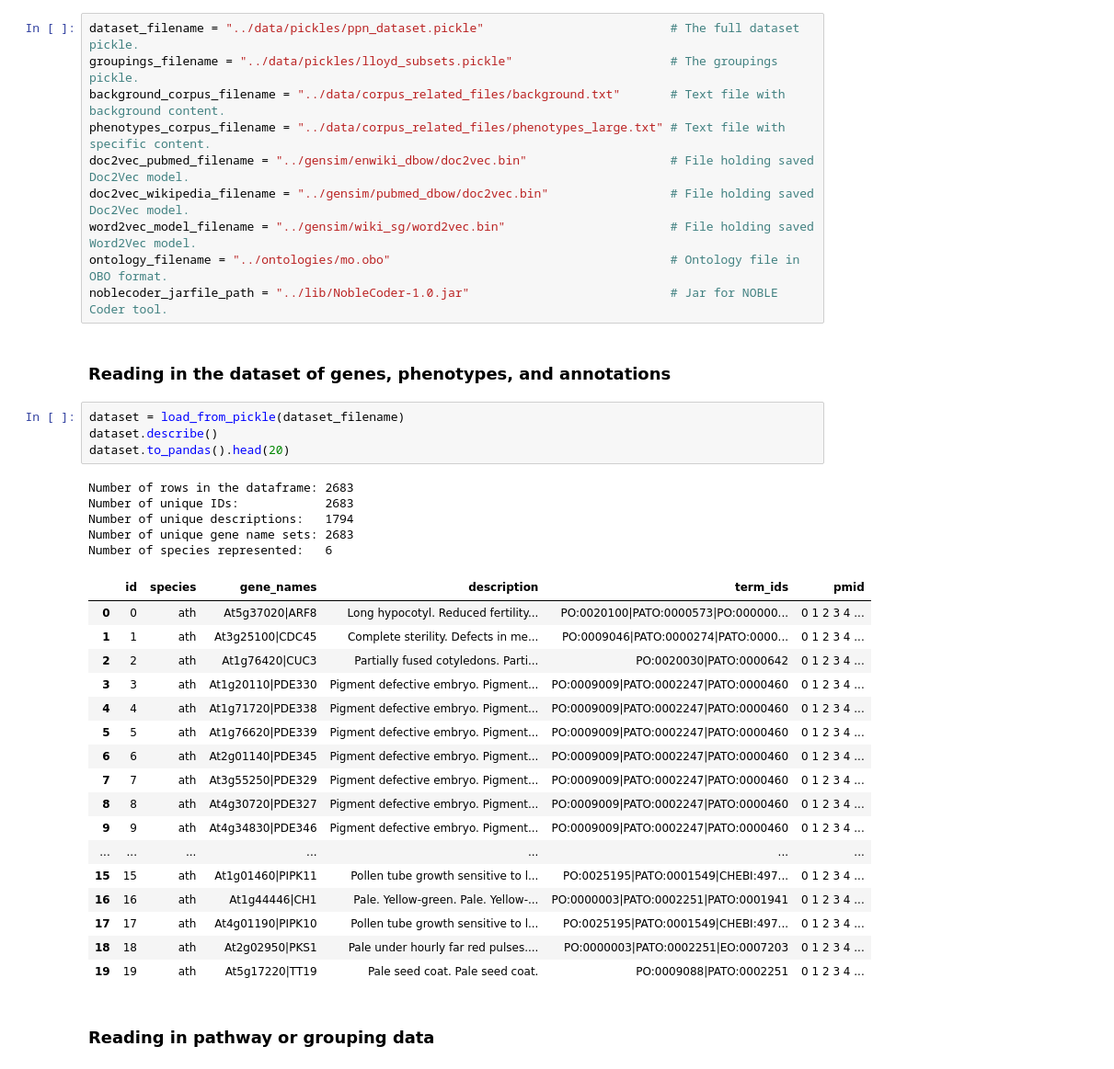
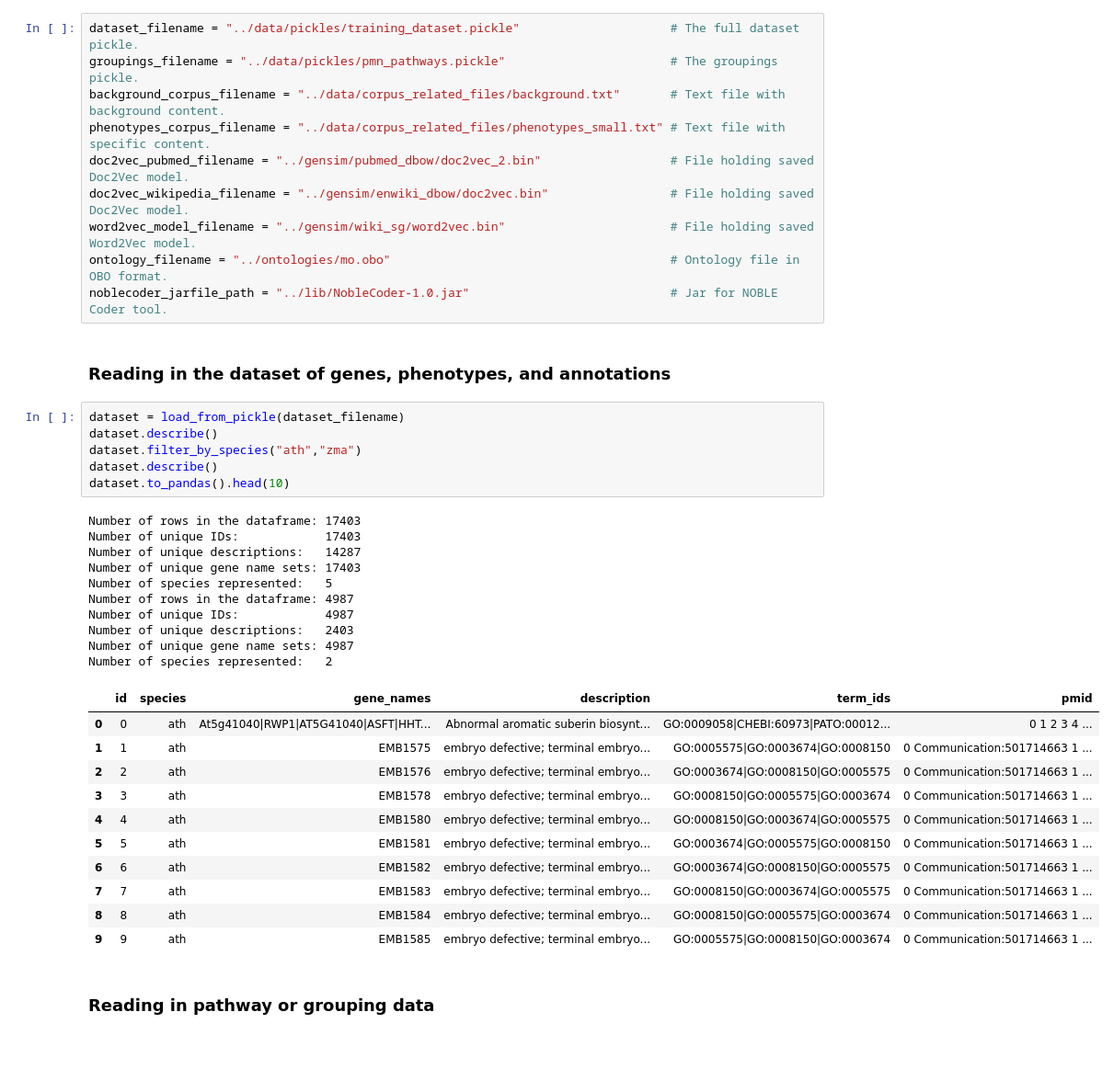
Before and after one commit to irbraun/plant-phenotypes-nlp, a Jupyter notebook: notebooks/analysis_of_ppn_data.ipynb, the cells around one changed output. Shown: that part at 92% size. Saved outputs shown, nothing was run; the diff lists cells and outputs as text.

```diff
--- a/notebooks/analysis_of_ppn_data.ipynb
+++ b/notebooks/analysis_of_ppn_data.ipynb
@@ -68,12 +69,12 @@ TABLE = defaultdict(dict)
 OUTPUT_DIR = os.path.join("../outputs",datetime.datetime.now().strftime('%m_%d_%Y_h%Hm%Ms%S'))
 os.mkdir(OUTPUT_DIR)
 # %%
-dataset_filename = "../data/pickles/ppn_dataset.pickle"                          # The full dataset pickle.
-groupings_filename = "../data/pickles/lloyd_subsets.pickle"                      # The groupings pickle.
+dataset_filename = "../data/pickles/training_dataset.pickle"                     # The full dataset pickle.
+groupings_filename = "../data/pickles/pmn_pathways.pickle"                       # The groupings pickle.
 background_corpus_filename = "../data/corpus_related_files/background.txt"       # Text file with background content.
-phenotypes_corpus_filename = "../data/corpus_related_files/phenotypes_large.txt" # Text file with specific content.
-doc2vec_pubmed_filename = "../gensim/enwiki_dbow/doc2vec.bin"                    # File holding saved Doc2Vec model.
-doc2vec_wikipedia_filename = "../gensim/pubmed_dbow/doc2vec.bin"                 # File holding saved Doc2Vec model.
+phenotypes_corpus_filename = "../data/corpus_related_files/phenotypes_small.txt" # Text file with specific content.
+doc2vec_pubmed_filename = "../gensim/pubmed_dbow/doc2vec_2.bin"                  # File holding saved Doc2Vec model.
+doc2vec_wikipedia_filename = "../gensim/enwiki_dbow/doc2vec.bin"                 # File holding saved Doc2Vec model.
 word2vec_model_filename = "../gensim/wiki_sg/word2vec.bin"                       # File holding saved Word2Vec model.
 ontology_filename = "../ontologies/mo.obo"                                       # Ontology file in OBO format.
 noblecoder_jarfile_path = "../lib/NobleCoder-1.0.jar"                            # Jar for NOBLE Coder tool.
@@ -82,30 +83,31 @@ noblecoder_jarfile_path = "../lib/NobleCoder-1.0.jar"
 # %%
 dataset = load_from_pickle(dataset_filename)
 dataset.describe()
-dataset.to_pandas().head(20)
+dataset.filter_by_species("ath","zma")
+dataset.describe()
+dataset.to_pandas().head(10)
 # %% [output]
-Number of rows in the dataframe: 2683
-Number of unique IDs:            2683
-Number of unique descriptions:   1794
-Number of unique gene name sets: 2683
-Number of species represented:   6
+Number of rows in the dataframe: 17403
+Number of unique IDs:            17403
+Number of unique descriptions:   14287
+Number of unique gene name sets: 17403
+Number of species represented:   5
+Number of rows in the dataframe: 4987
+Number of unique IDs:            4987
+Number of unique descriptions:   2403
+Number of unique gene name sets: 4987
+Number of species represented:   2
 |  | id | species | gene_names | description | term_ids | pmid |
-| 0 | 0 | ath | At5g37020|ARF8 | Long hypocotyl. Reduced fertility... | PO:0020100|PATO:0000573|PO:000000... | 0 1 2 3 4 ... |
-| 1 | 1 | ath | At3g25100|CDC45 | Complete sterility. Defects in me... | PO:0009046|PATO:0000274|PATO:0000... | 0 1 2 3 4 ... |
-| 2 | 2 | ath | At1g76420|CUC3 | Partially fused cotyledons. Parti... | PO:0020030|PATO:0000642 | 0 1 2 3 4 ... |
-| 3 | 3 | ath | At1g20110|PDE330 | Pigment defective embryo. Pigment... | PO:0009009|PATO:0002247|PATO:0000460 | 0 1 2 3 4 ... |
-| 4 | 4 | ath | At1g71720|PDE338 | Pigment defective embryo. Pigment... | PO:0009009|PATO:0002247|PATO:0000460 | 0 1 2 3 4 ... |
-| 5 | 5 | ath | At1g76620|PDE339 | Pigment defective embryo. Pigment... | PO:0009009|PATO:0002247|PATO:0000460 | 0 1 2 3 4 ... |
-| 6 | 6 | ath | At2g01140|PDE345 | Pigment defective embryo. Pigment... | PO:0009009|PATO:0002247|PATO:0000460 | 0 1 2 3 4 ... |
-| 7 | 7 | ath | At3g55250|PDE329 | Pigment defective embryo. Pigment... | PO:0009009|PATO:0002247|PATO:0000460 | 0 1 2 3 4 ... |
-| 8 | 8 | ath | At4g30720|PDE327 | Pigment defective embryo. Pigment... | PO:0009009|PATO:0002247|PATO:0000460 | 0 1 2 3 4 ... |
-| 9 | 9 | ath | At4g34830|PDE346 | Pigment defective embryo. Pigment... | PO:0009009|PATO:0002247|PATO:0000460 | 0 1 2 3 4 ... |
-| ... | ... | ... | ... | ... | ... | ... |
-| 15 | 15 | ath | At1g01460|PIPK11 | Pollen tube growth sensitive to l... | PO:0025195|PATO:0001549|CHEBI:497... | 0 1 2 3 4 ... |
-| 16 | 16 | ath | At1g44446|CH1 | Pale. Yellow-green. Pale. Yellow-... | PO:0000003|PATO:0002251|PATO:0001941 | 0 1 2 3 4 ... |
-| 17 | 17 | ath | At4g01190|PIPK10 | Pollen tube growth sensitive to l... | PO:0025195|PATO:0001549|CHEBI:497... | 0 1 2 3 4 ... |
-| 18 | 18 | ath | At2g02950|PKS1 | Pale under hourly far red pulses.... | PO:0000003|PATO:0002251|EO:0007203 | 0 1 2 3 4 ... |
-| 19 | 19 | ath | At5g17220|TT19 | Pale seed coat. Pale seed coat. | PO:0009088|PATO:0002251 | 0 1 2 3 4 ... |
+| 0 | 0 | ath | At5g41040|RWP1|AT5G41040|ASFT|HHT... | Abnormal aromatic suberin biosynt... | GO:0009058|CHEBI:60973|PATO:00012... | 0 1 2 3 4 ... |
+| 1 | 1 | ath | EMB1575 | embryo defective; terminal embryo... | GO:0005575|GO:0003674|GO:0008150 | 0 Communication:501714663 1 ... |
+| 2 | 2 | ath | EMB1576 | embryo defective; terminal embryo... | GO:0003674|GO:0008150|GO:0005575 | 0 Communication:501714663 1 ... |
+| 3 | 3 | ath | EMB1578 | embryo defective; terminal embryo... | GO:0008150|GO:0005575|GO:0003674 | 0 Communication:501714663 1 ... |
+| 4 | 4 | ath | EMB1580 | embryo defective; terminal embryo... | GO:0008150|GO:0003674|GO:0005575 | 0 Communication:501714663 1 ... |
+| 5 | 5 | ath | EMB1581 | embryo defective; terminal embryo... | GO:0003674|GO:0005575|GO:0008150 | 0 Communication:501714663 1 ... |
+| 6 | 6 | ath | EMB1582 | embryo defective; terminal embryo... | GO:0003674|GO:0008150|GO:0005575 | 0 Communication:501714663 1 ... |
+| 7 | 7 | ath | EMB1583 | embryo defective; terminal embryo... | GO:0008150|GO:0003674|GO:0005575 | 0 Communication:501714663 1 ... |
+| 8 | 8 | ath | EMB1584 | embryo defective; terminal embryo... | GO:0008150|GO:0005575|GO:0003674 | 0 Communication:501714663 1 ... |
+| 9 | 9 | ath | EMB1585 | embryo defective; terminal embryo... | GO:0005575|GO:0008150|GO:0003674 | 0 Communication:501714663 1 ... |
 # %% [markdown]
 ### Reading in pathway or grouping data
 # %%
```
Also changed, not shown: parts of 18 cells of this notebook, 7 other files.
